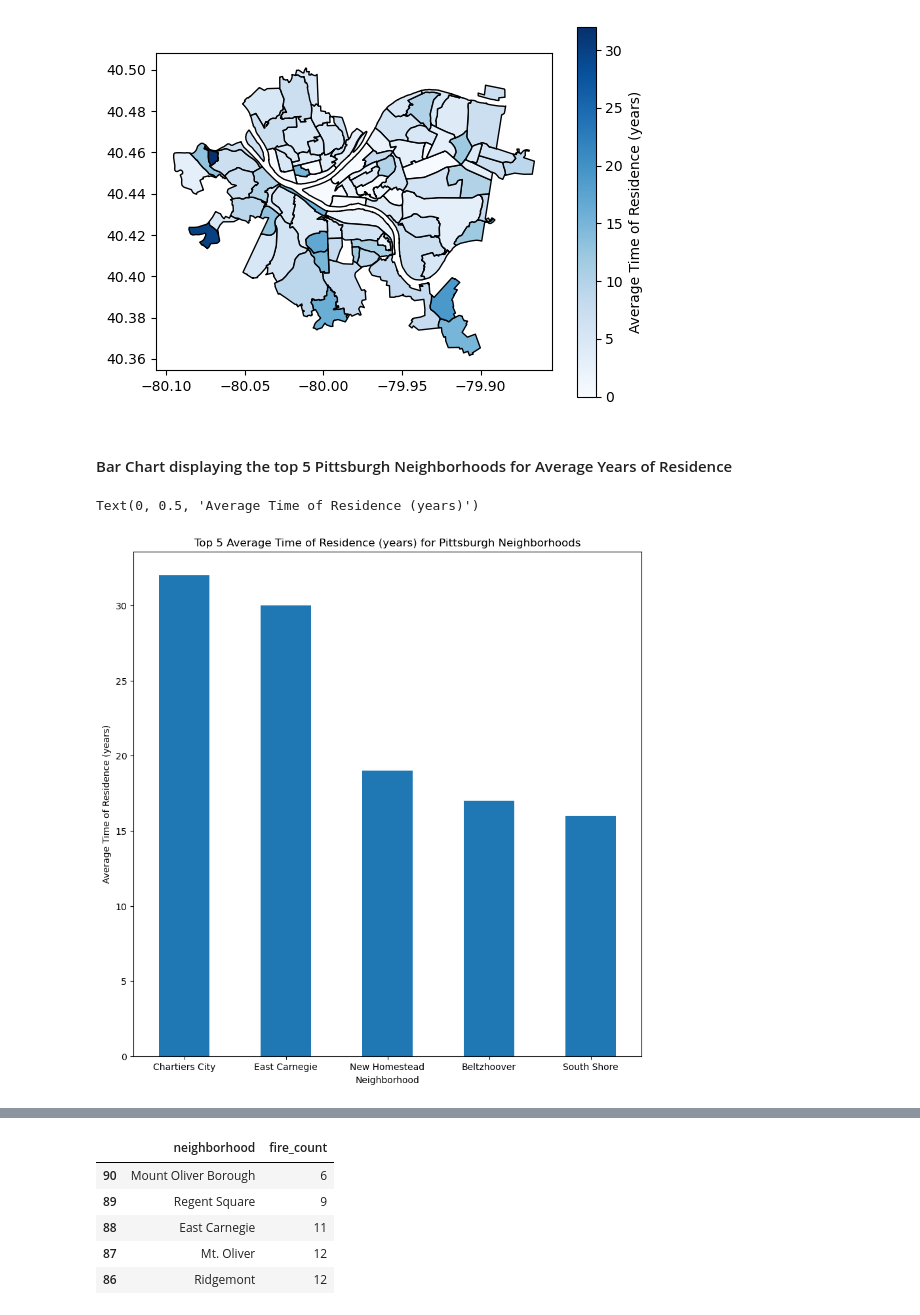
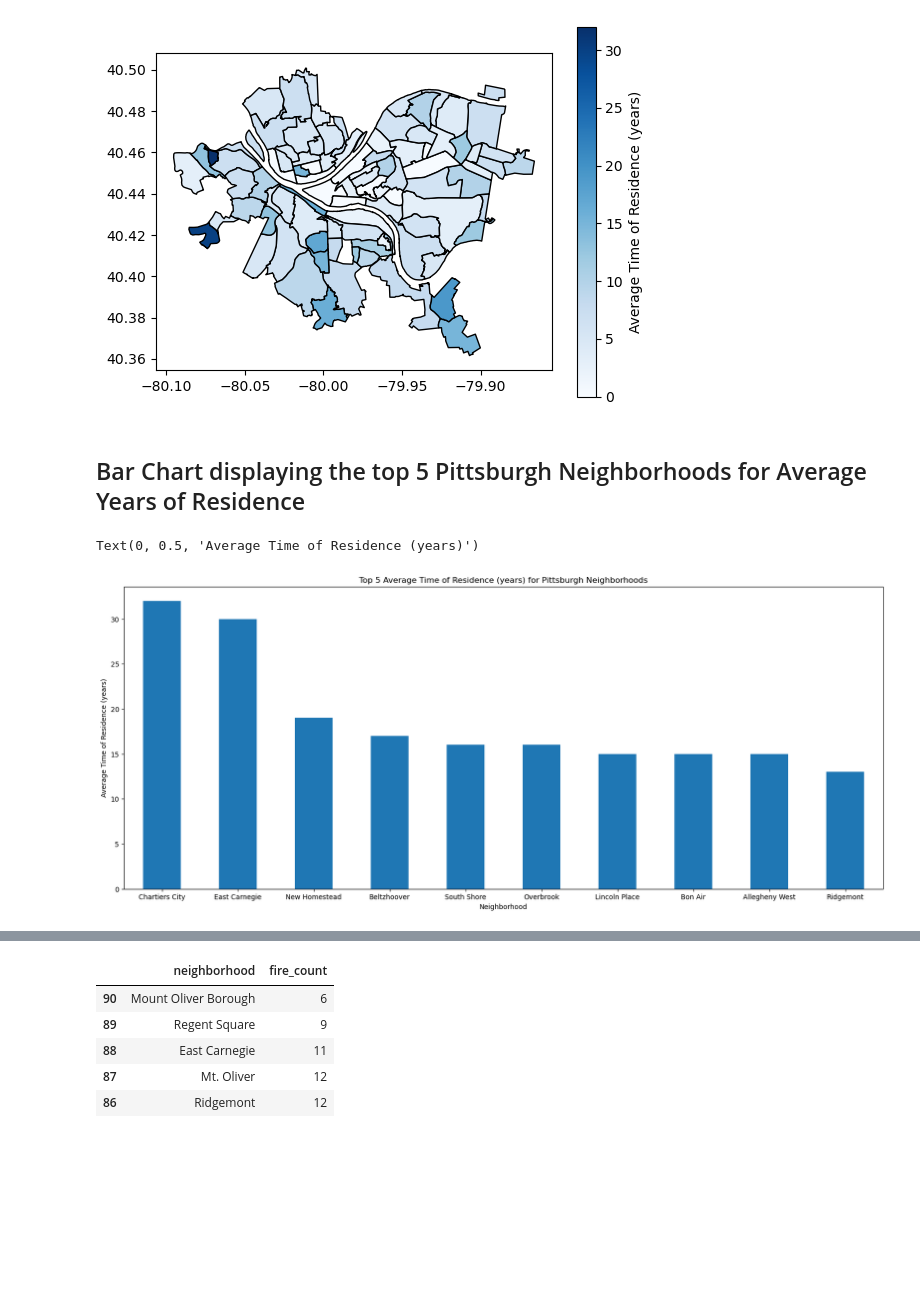
Before and after one commit to morse-rowan/CMPINF-0010-Final-Project, a Jupyter notebook: presentation.ipynb, the cells around one changed output, grey strips where cells are left out. Saved outputs shown, nothing was run; the diff lists cells and outputs as text; code cells hidden in the pictures; blank space fills up the shorter version.

```diff
--- a/presentation.ipynb
+++ b/presentation.ipynb
@@ -14,3 +171,3 @@ import geopandas
 # %%
-data = pd.read_csv("snapdata.csv")
+snap_data = pd.read_csv("snapdata.csv")
 # %% [markdown]
@@ -18,5 +175,5 @@ data = pd.read_csv("snapdata.csv")
 # %%
-num_years = data.groupby("Neighborhood_2010_HOOD").sum()['Est__Avg__Yrs__of_Residence__20']
-years_sorted = num_years.sort_values(ascending=False)
-years_sorted
+num_years = snap_data.groupby("Neighborhood_2010_HOOD").sum()['Est__Avg__Yrs__of_Residence__20']
+years_sorted = num_years.sort_values(ascending=False).reset_index()
+years_sorted.head(10)
 # %% [output]
@@ -50,13 +205,13 @@ year_map.plot(column='Est__Avg__Yrs__of_Residence__20', # set the data to be use
 <Axes: >
 [figure]
 # %% [markdown]
-#### Bar Chart displaying the top 5 Pittsburgh Neighborhoods for Average Years of Residence
+## Bar Chart displaying the top 5 Pittsburgh Neighborhoods for Average Years of Residence
 # %%
-top_5 = years_sorted.head(5)
-years_bar = top_5.plot.bar(rot=0,figsize = (10,10))
+top_5 = years_sorted.head(10)
+years_bar = top_5.plot.bar(rot=0,figsize = (20,8))
 years_bar.set_title('Top 5 Average Time of Residence (years) for Pittsburgh Neighborhoods')
 years_bar.set_xlabel('Neighborhood')
 years_bar.set_ylabel('Average Time of Residence (years)')
 # %% [output]
 Text(0, 0.5, 'Average Time of Residence (years)')
-[figure, old version]
+[figure, new version]
```
Also changed, not shown: parts of 60 cells of this notebook, 2 other files.
